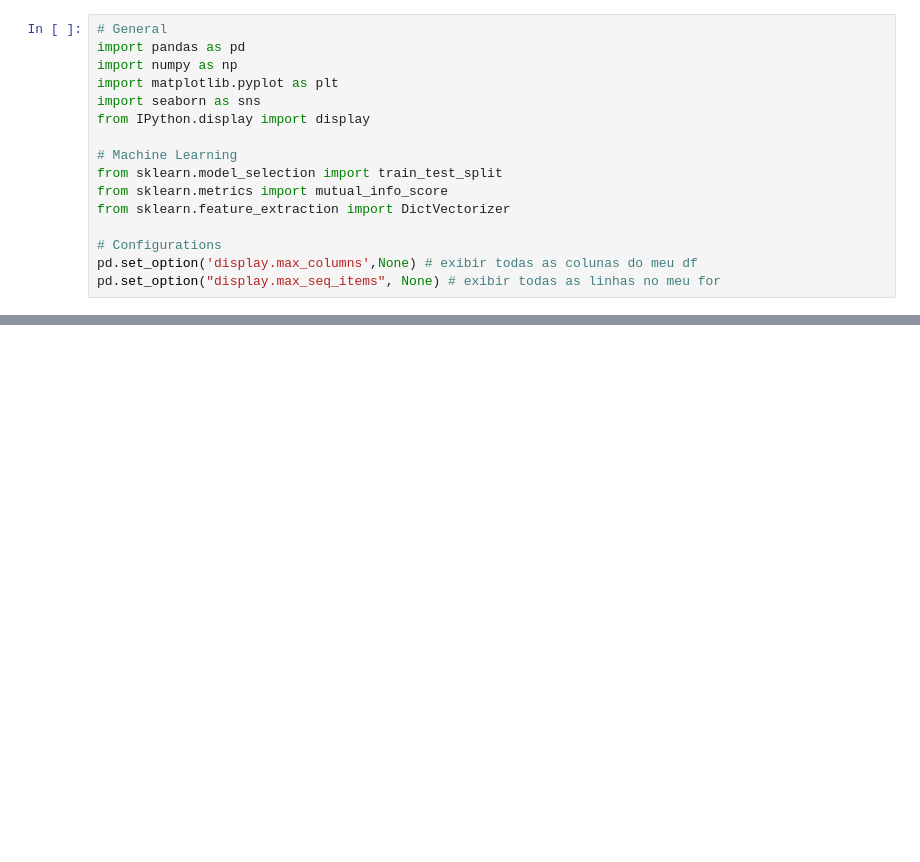
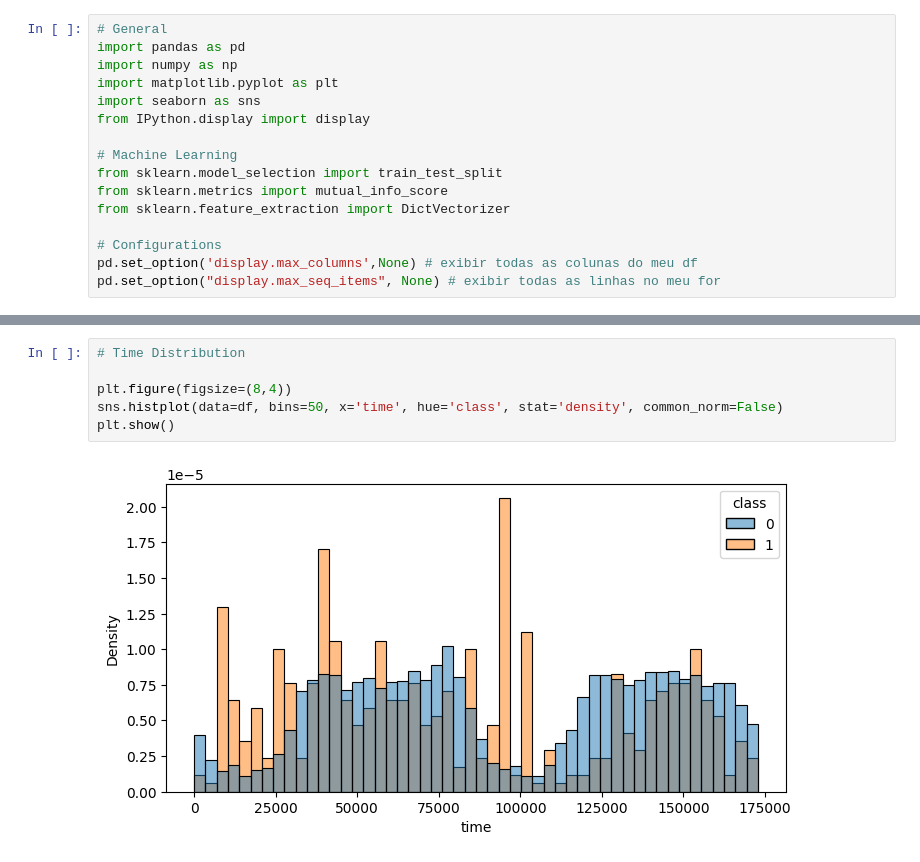
Before and after one commit to bruno-lima98/project-01-ml-zoomcamp, a Jupyter notebook: main.ipynb, the cells around one changed output, grey strips where cells are left out. Saved outputs shown, nothing was run; the diff lists cells and outputs as text; blank space fills up the shorter version.

```diff
--- a/main.ipynb
+++ b/main.ipynb
@@ -348,0 +163,8 @@ X_train.shape, X_val.shape
+# %%
+# Time Distribution
+
+plt.figure(figsize=(8,4))
+sns.histplot(data=df, bins=50, x='time', hue='class', stat='density', common_norm=False)
+plt.show()
+# %% [output]
+[figure, added]
```
Also changed, not shown: parts of 50 cells of this notebook.
